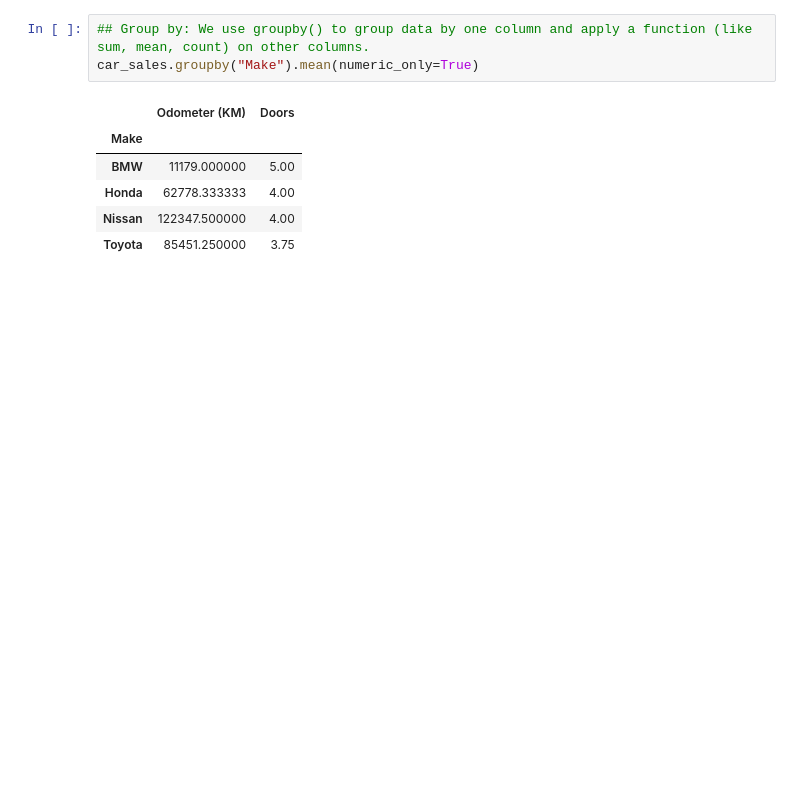
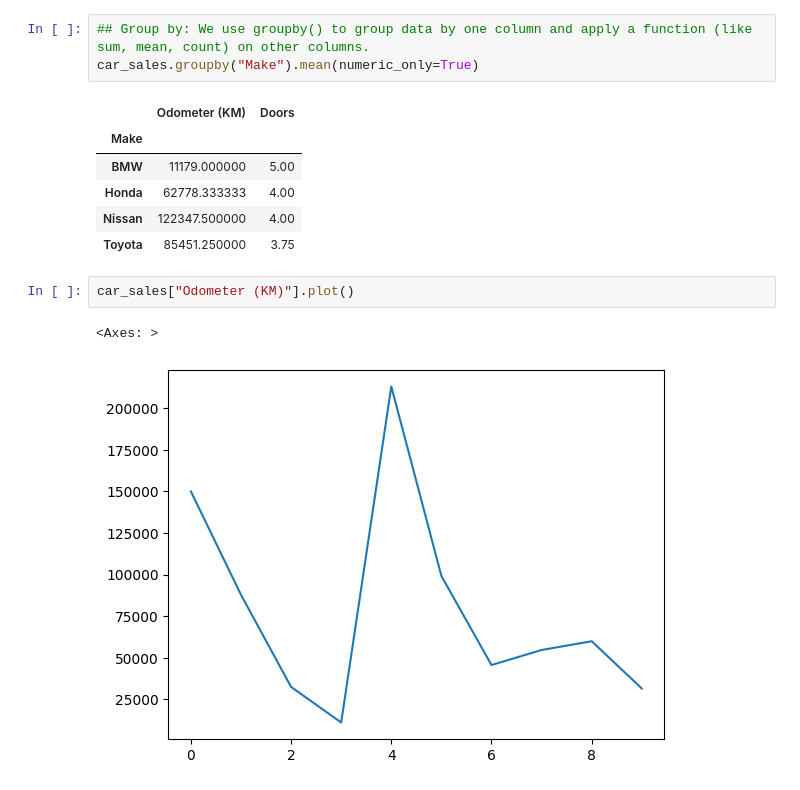
Before and after one commit to sheikh-asiful-islam/Pandas_Playground, a Jupyter notebook: Pandas_Playground.ipynb, the cells around one changed output. Saved outputs shown, nothing was run; the diff lists cells and outputs as text; blank space fills up the shorter version.

Commit message:
plot function added

```diff
--- a/Pandas_Playground.ipynb
+++ b/Pandas_Playground.ipynb
@@ -466,3 +466,8 @@ car_sales.groupby("Make").mean(numeric_only=True)
 | Honda | 62778.333333 | 4.00 |
 | Nissan | 122347.500000 | 4.00 |
 | Toyota | 85451.250000 | 3.75 |
+# %%
+car_sales["Odometer (KM)"].plot()
+# %% [output]
+<Axes: >
+[figure, added]
```
